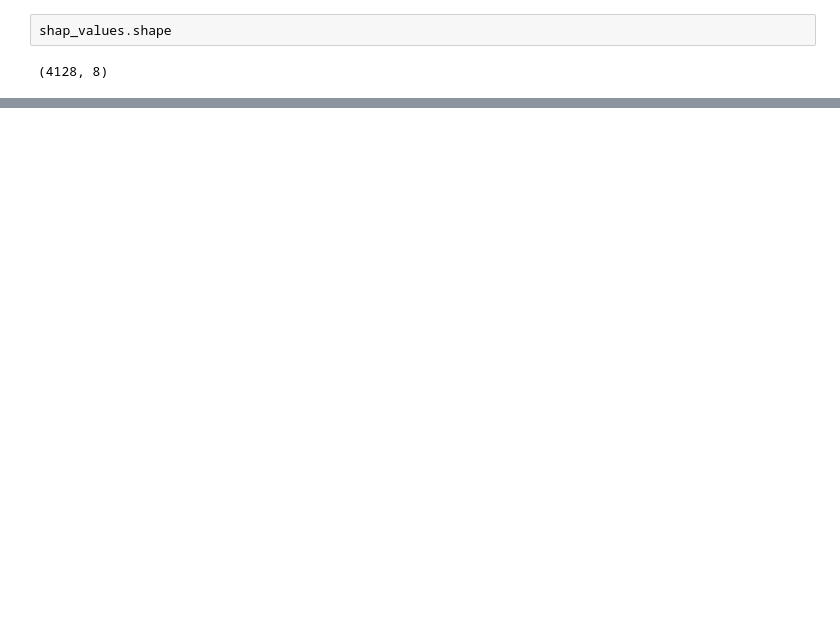
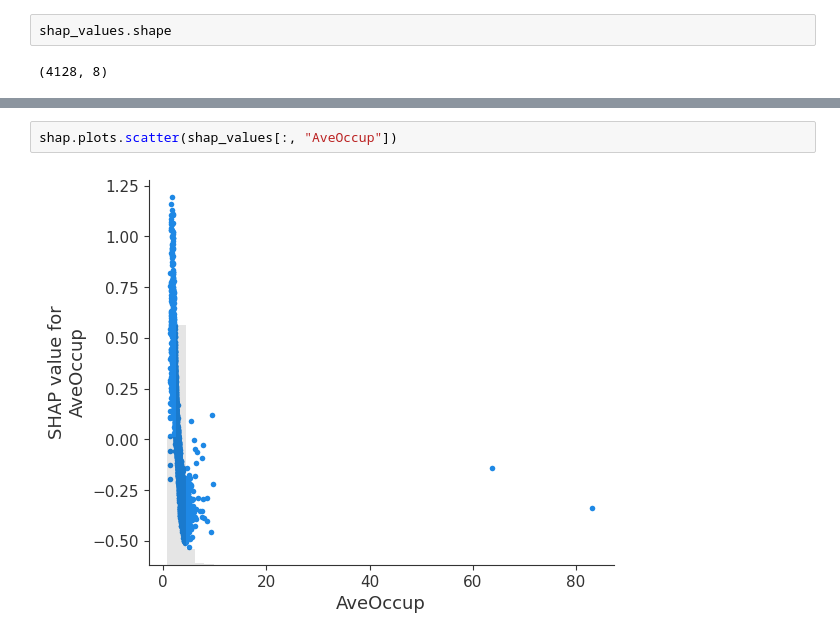
Before and after one commit to satvikkharb/SHAP-learning, a Jupyter notebook: Regression Case Study/shap_regression.ipynb, the cells around one changed output, grey strips where cells are left out. Drawn from its saved outputs; the diff is of its cells as text; blank space fills up the shorter version.

```diff
--- a/Regression Case Study/shap_regression.ipynb
+++ b/Regression Case Study/shap_regression.ipynb
@@ -313,0 +331,4 @@ shap.plots.bar(shap_values)
+# %%
+shap.plots.scatter(shap_values[:, "AveOccup"])
+# %% [output]
+[figure, added]
```
Also changed, not shown: parts of 23 cells of this notebook, 3 other files.
